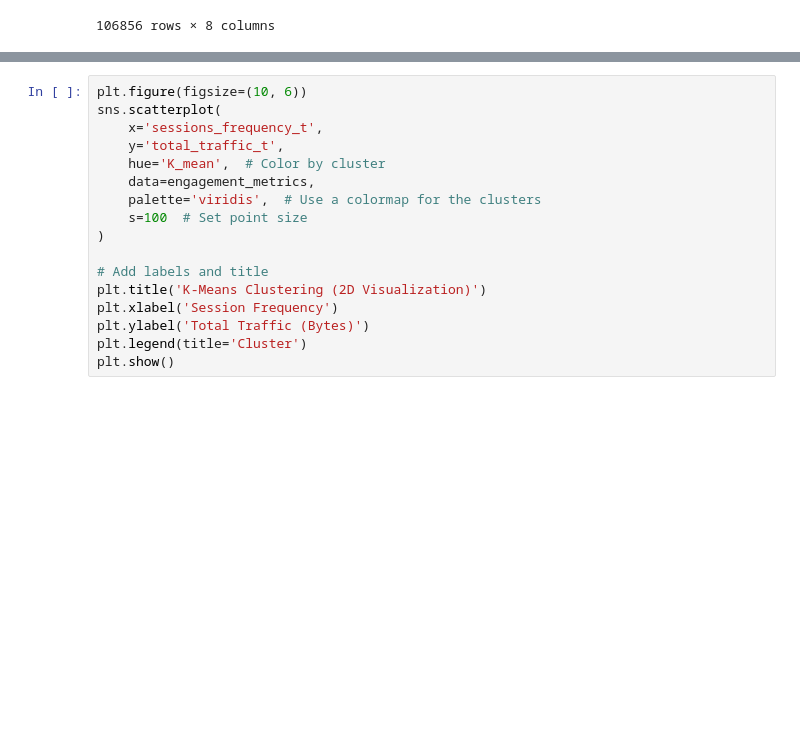
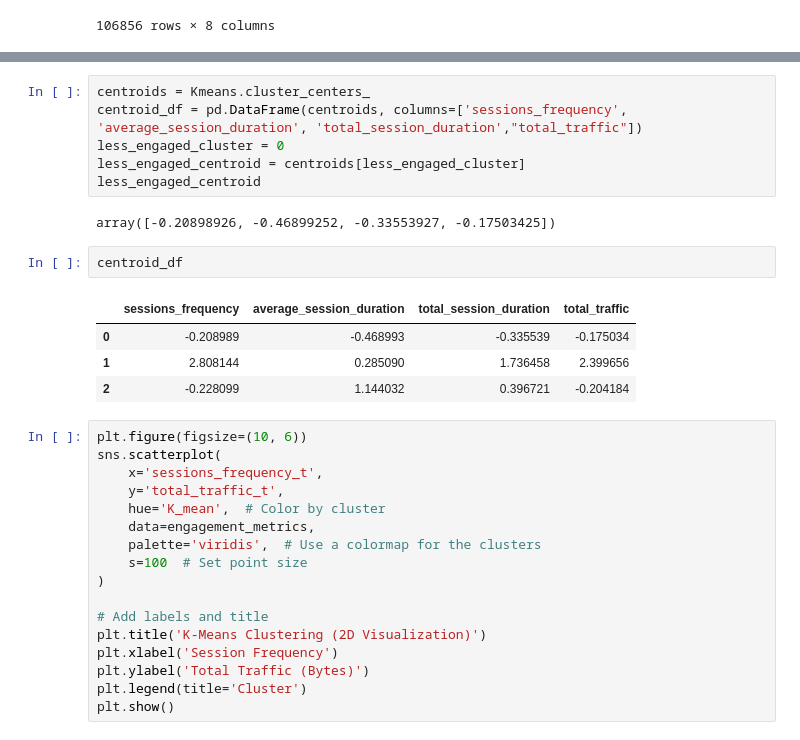
Before and after one commit to davekindea/tenx, a Jupyter notebook: week2/noatbooks/task2.ipynb, the cells around one changed output, grey strips where cells are left out. Cells and saved outputs as stored; diff of their text form; blank space fills up the shorter version.

```diff
--- a/week2/noatbooks/task2.ipynb
+++ b/week2/noatbooks/task2.ipynb
@@ -395,6 +397,21 @@ engagement_metrics
 | 3.370000e+14 | 1 | 253030.0 | 253030.0 | 5.962878e+08 | ... |
 | 8.823971e+14 | 1 | 869844.0 | 869844.0 | 1.391536e+08 | ... |
 106856 rows × 9 columns
+# %%
+centroids = Kmeans.cluster_centers_
+centroid_df = pd.DataFrame(centroids, columns=['sessions_frequency', 'average_session_duration', 'total_session_duration',"total_traffic"])
+less_engaged_cluster = 0
+less_engaged_centroid = centroids[less_engaged_cluster]
+less_engaged_centroid
+# %% [output]
+array([-0.20898926, -0.46899252, -0.33553927, -0.17503425])
+# %%
+centroid_df
+# %% [output]
+|  | sessions_frequency | average_session_duration | total_session_duration | total_traffic |
+| 0 | -0.208989 | -0.468993 | -0.335539 | -0.175034 |
+| 1 | 2.808144 | 0.285090 | 1.736458 | 2.399656 |
+| 2 | -0.228099 | 1.144032 | 0.396721 | -0.204184 |
 # %%
 plt.figure(figsize=(10, 6))
 sns.scatterplot(
```
Also changed, not shown: parts of 4 cells of this notebook, 3 other files.
